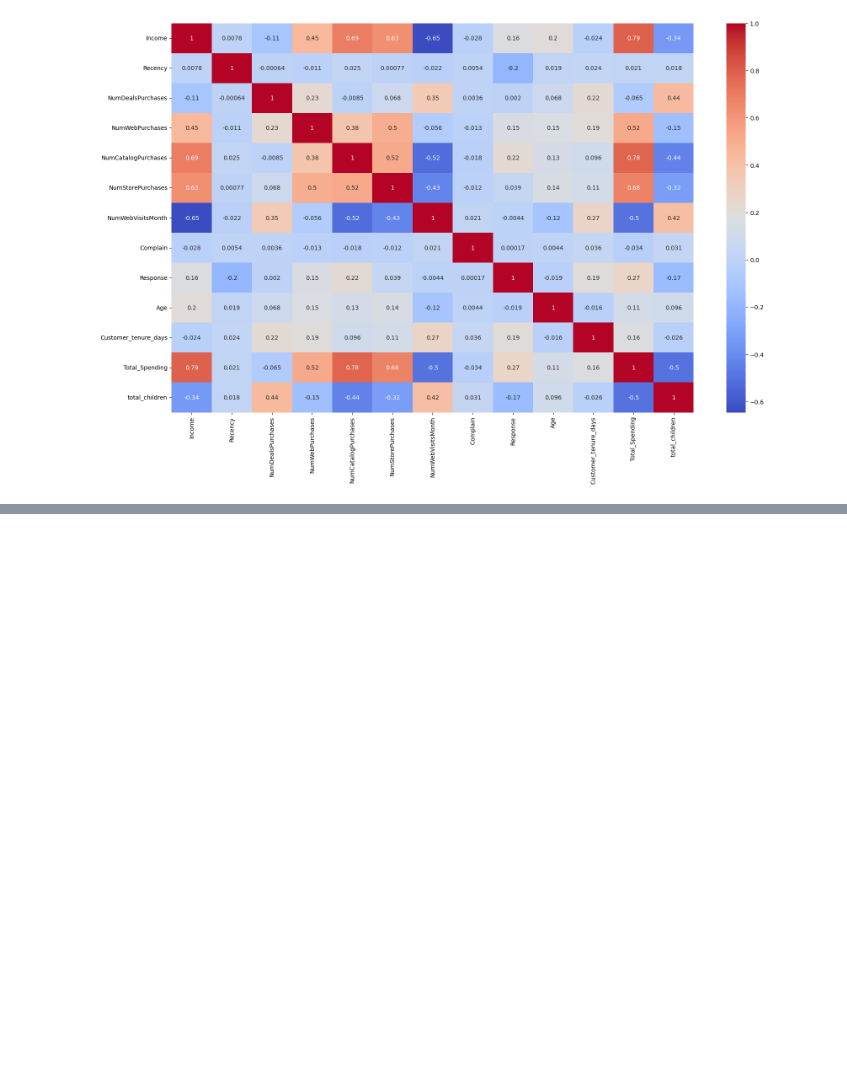
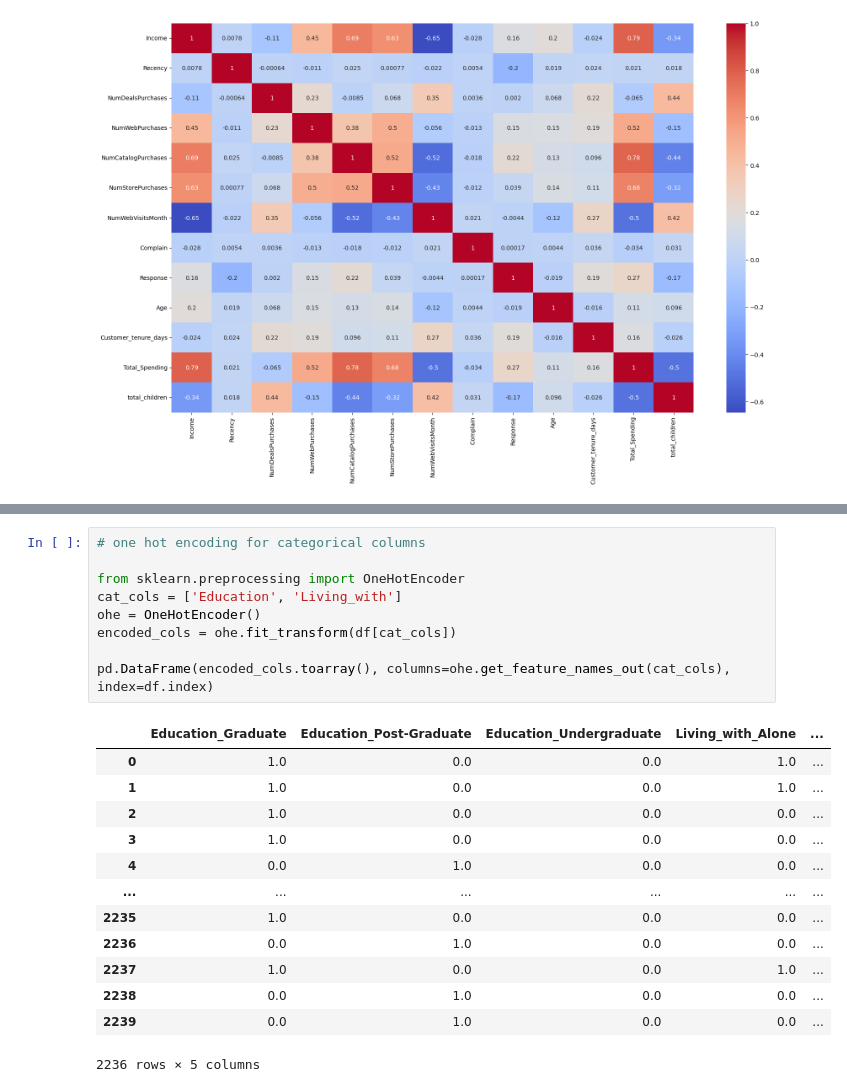
Before and after one commit to dilliram-code/Smart-cart-clustering-system, a Jupyter notebook: Data_cleaning/smart_cart_clustering.ipynb, the cells around one changed output, grey strips where cells are left out. Saved outputs shown, nothing was run; the diff lists cells and outputs as text; blank space fills up the shorter version.

Commit message:
perform one hot encoding for cols: education and living_with

```diff
--- a/Data_cleaning/smart_cart_clustering.ipynb
+++ b/Data_cleaning/smart_cart_clustering.ipynb
@@ -345,0 +355,23 @@ plt.show()
+# %%
+# one hot encoding for categorical columns
+
+from sklearn.preprocessing import OneHotEncoder
+cat_cols = ['Education', 'Living_with']
+ohe = OneHotEncoder()
+encoded_cols = ohe.fit_transform(df[cat_cols])
+
+pd.DataFrame(encoded_cols.toarray(), columns=ohe.get_feature_names_out(cat_cols), index=df.index)
+# %% [output]
+|  | Education_Graduate | Education_Post-Graduate | Education_Undergraduate | Living_with_Alone | ... |
+| 0 | 1.0 | 0.0 | 0.0 | 1.0 | ... |
+| 1 | 1.0 | 0.0 | 0.0 | 1.0 | ... |
+| 2 | 1.0 | 0.0 | 0.0 | 0.0 | ... |
+| 3 | 1.0 | 0.0 | 0.0 | 0.0 | ... |
+| 4 | 0.0 | 1.0 | 0.0 | 0.0 | ... |
+| ... | ... | ... | ... | ... | ... |
+| 2235 | 1.0 | 0.0 | 0.0 | 0.0 | ... |
+| 2236 | 0.0 | 1.0 | 0.0 | 0.0 | ... |
+| 2237 | 1.0 | 0.0 | 0.0 | 1.0 | ... |
+| 2238 | 0.0 | 1.0 | 0.0 | 0.0 | ... |
+| 2239 | 0.0 | 1.0 | 0.0 | 0.0 | ... |
+2236 rows × 5 columns
```
Also changed, not shown: parts of 1 cell of this notebook.
